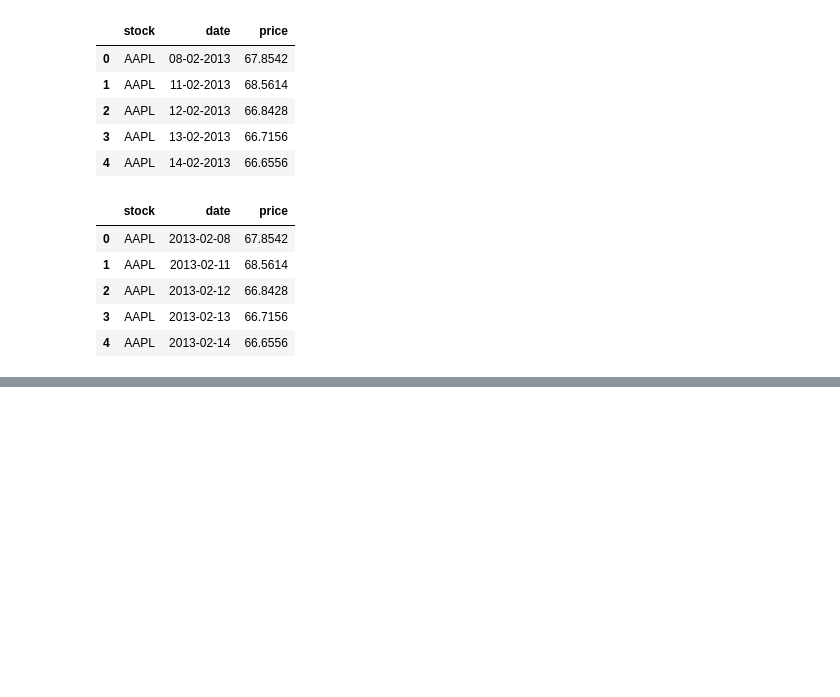
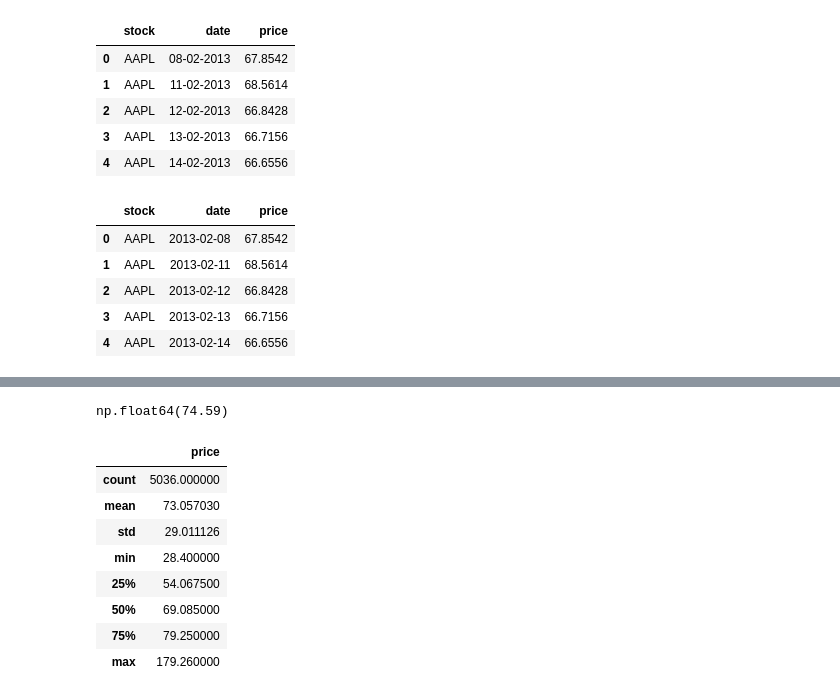
Before and after one commit to chemkemeimyers/PythonProjects, a Jupyter notebook: SavingNLoadingFiles.ipynb, the cells around one changed output, grey strips where cells are left out. Drawn from its saved outputs; the diff is of its cells as text; code cells hidden in the pictures; blank space fills up the shorter version.

```diff
--- a/SavingNLoadingFiles.ipynb
+++ b/SavingNLoadingFiles.ipynb
@@ -36,0 +148,16 @@ data.to_excel('/content/drive/MyDrive/MachineLearningCourse/Python/Saved_StockDa
+# %%
+data["price"].mode()[0]
+# %% [output]
+np.float64(74.59)
+# %%
+data.describe()
+# %% [output]
+|  | price |
+| count | 5036.000000 |
+| mean | 73.057030 |
+| std | 29.011126 |
+| min | 28.400000 |
+| 25% | 54.067500 |
+| 50% | 69.085000 |
+| 75% | 79.250000 |
+| max | 179.260000 |
```
Also changed, not shown: parts of 14 cells of this notebook.
